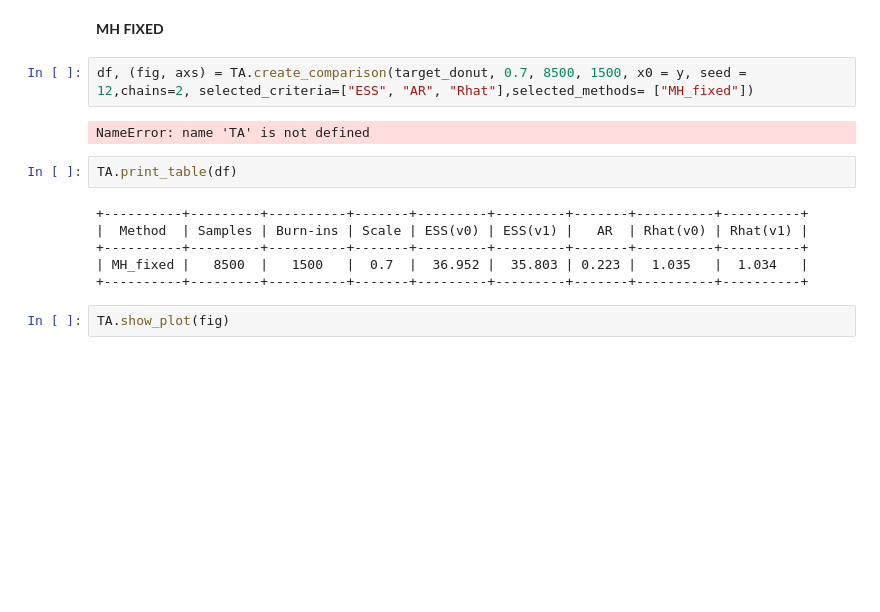
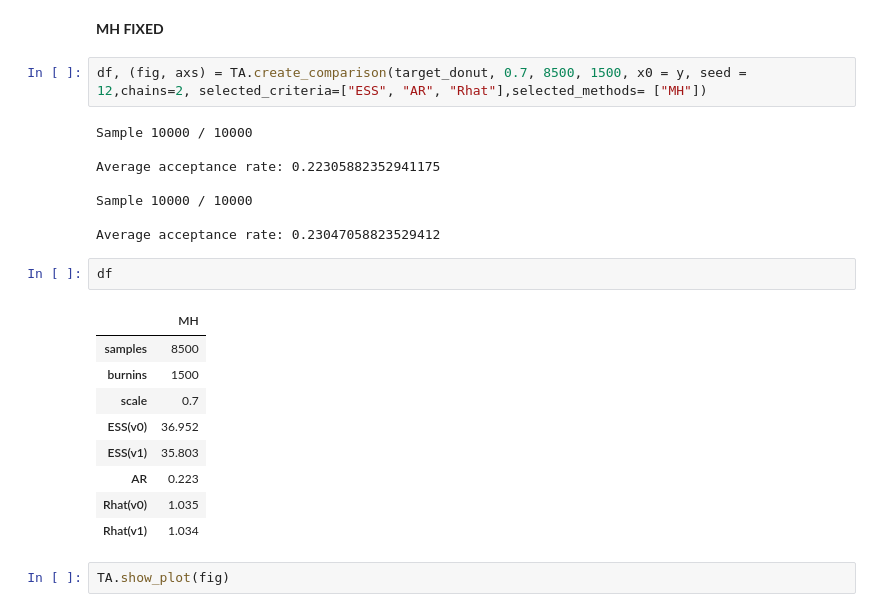
Before and after one commit to CUQI-DTU/CUQIpy-Benchmarks, a Jupyter notebook: demos/D01-table-donut.ipynb, the cells around one changed output. Cells and saved outputs as stored; diff of their text form; blank space fills up the shorter version.

```diff
--- a/demos/D01-table-donut.ipynb
+++ b/demos/D01-table-donut.ipynb
@@ -219,17 +225,27 @@ __Note__ NUTS cannot be tuned. Regardless of the scale, when computing the algor
 # %% [markdown]
 __MH FIXED__
 # %%
-df, (fig, axs) = TA.create_comparison(target_donut, 0.7, 8500, 1500, x0 = y, seed = 12,chains=2, selected_criteria=["ESS", "AR", "Rhat"],selected_methods= ["MH_fixed"])
+df, (fig, axs) = TA.create_comparison(target_donut, 0.7, 8500, 1500, x0 = y, seed = 12,chains=2, selected_criteria=["ESS", "AR", "Rhat"],selected_methods= ["MH"])
 # %% [output]
-NameError: name 'TA' is not defined
+Sample 10000 / 10000
+
+Average acceptance rate: 0.22305882352941175
+
+Sample 10000 / 10000
+
+Average acceptance rate: 0.23047058823529412
-# %%
-TA.print_table(df)
-# %% [output]
-+----------+---------+----------+-------+---------+---------+-------+----------+----------+
-|  Method  | Samples | Burn-ins | Scale | ESS(v0) | ESS(v1) |   AR  | Rhat(v0) | Rhat(v1) |
-+----------+---------+----------+-------+---------+---------+-------+----------+----------+
-| MH_fixed |   8500  |   1500   |  0.7  |  36.952 |  35.803 | 0.223 |  1.035   |  1.034   |
-+----------+---------+----------+-------+---------+---------+-------+----------+----------+
+# %%
+df
+# %% [output]
+|  | MH |
+| samples | 8500 |
+| burnins | 1500 |
+| scale | 0.7 |
+| ESS(v0) | 36.952 |
+| ESS(v1) | 35.803 |
+| AR | 0.223 |
+| Rhat(v0) | 1.035 |
+| Rhat(v1) | 1.034 |
 # %%
 TA.show_plot(fig)
 # %% [output]
```
Also changed, not shown: parts of 14 cells of this notebook, 8 other files.
